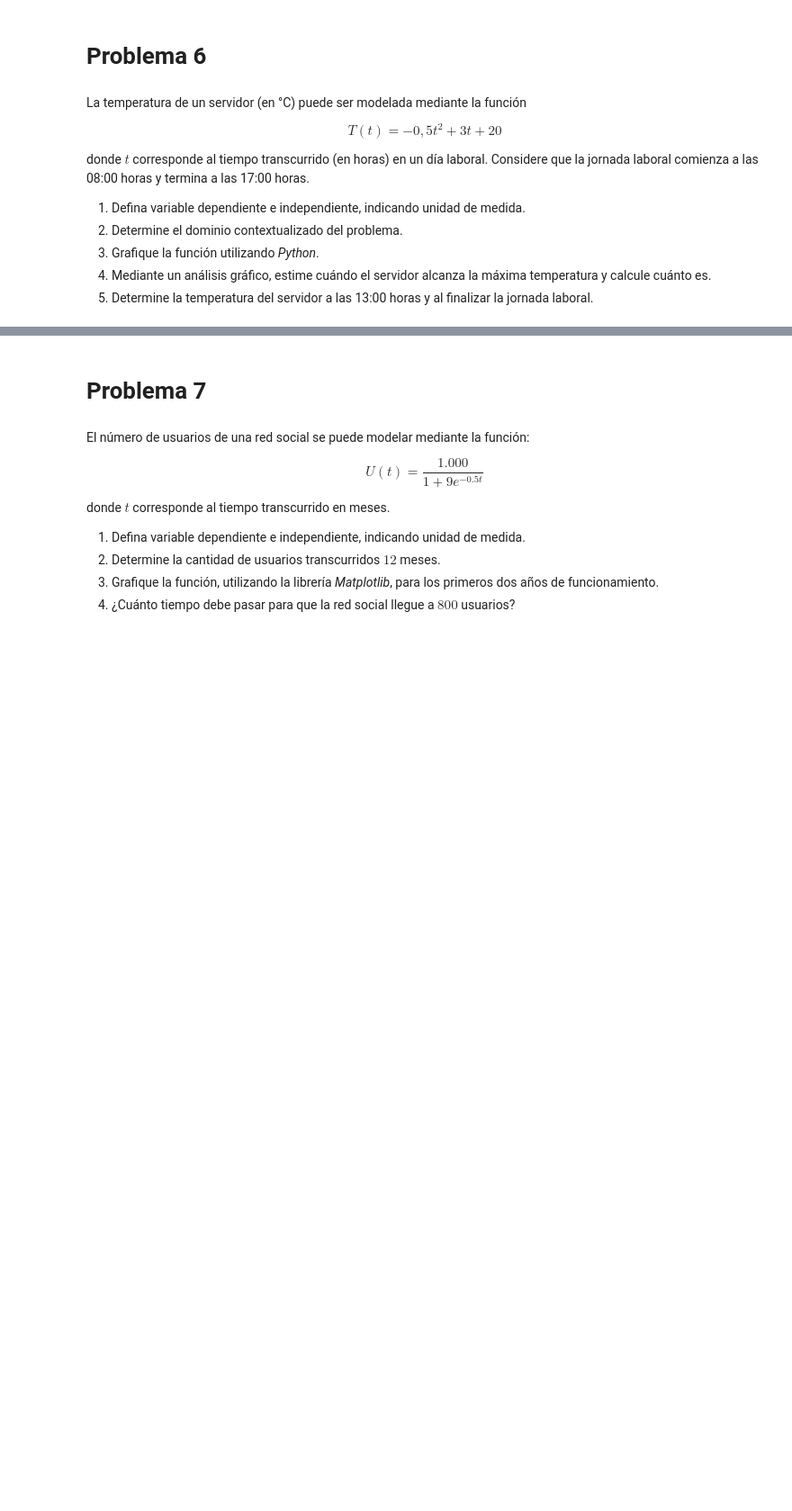
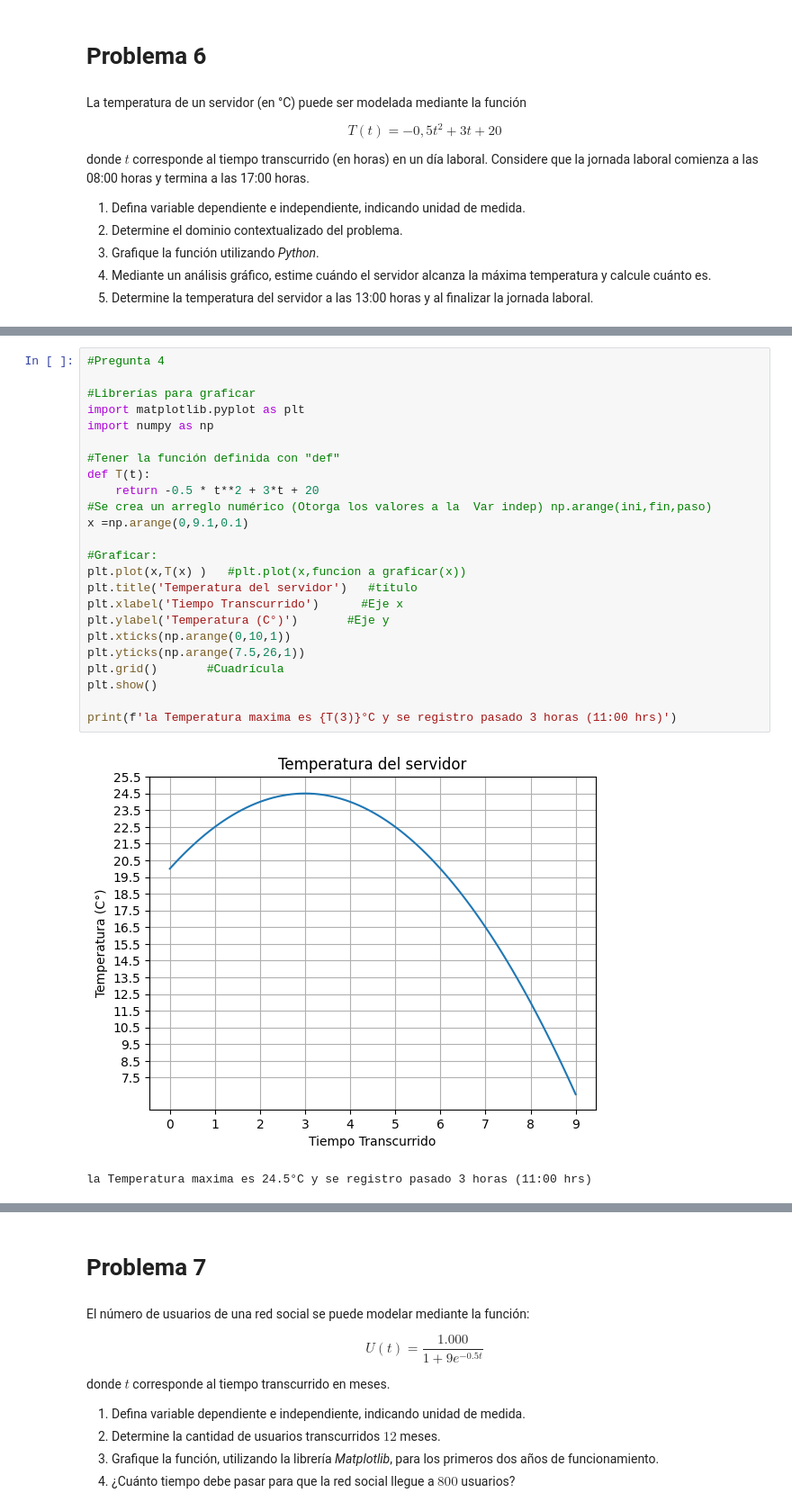
Before and after one commit to nicolasandovalm-svg/ejerciciosPython2026, a Jupyter notebook: Matematica Aplicada/G1_Funciones.ipynb, the cells around one changed output, grey strips where cells are left out. Shown at 90% size. Drawn from its saved outputs; the diff is of its cells as text; blank space fills up the shorter version.

Commit message:
Pregunta extra del ejercicio 6 resuelta

```diff
--- a/Matematica Aplicada/G1_Funciones.ipynb
+++ b/Matematica Aplicada/G1_Funciones.ipynb
@@ -85,0 +115,27 @@ donde $t$ corresponde al tiempo transcurrido (en horas) en un día laboral. Cons
+# %%
+#Pregunta 4
+
+#Librerías para graficar
+import matplotlib.pyplot as plt
+import numpy as np
+
+#Tener la función definida con "def"
+def T(t):
+    return -0.5 * t**2 + 3*t + 20
+#Se crea un arreglo numérico (Otorga los valores a la  Var indep) np.arange(ini,fin,paso)
+x =np.arange(0,9.1,0.1)
+
+#Graficar:
+plt.plot(x,T(x) )   #plt.plot(x,funcion a graficar(x))
+plt.title('Temperatura del servidor')   #título
+plt.xlabel('Tiempo Transcurrido')      #Eje x
+plt.ylabel('Temperatura (C°)')       #Eje y
+plt.xticks(np.arange(0,10,1))
+plt.yticks(np.arange(7.5,26,1))
+plt.grid()       #Cuadrícula
+plt.show()
+
+print(f'la Temperatura maxima es {T(3)}°C y se registro pasado 3 horas (11:00 hrs)')
+# %% [output]
+[figure, added]
+la Temperatura maxima es 24.5°C y se registro pasado 3 horas (11:00 hrs)
```
Also changed, not shown: parts of 5 cells of this notebook.
